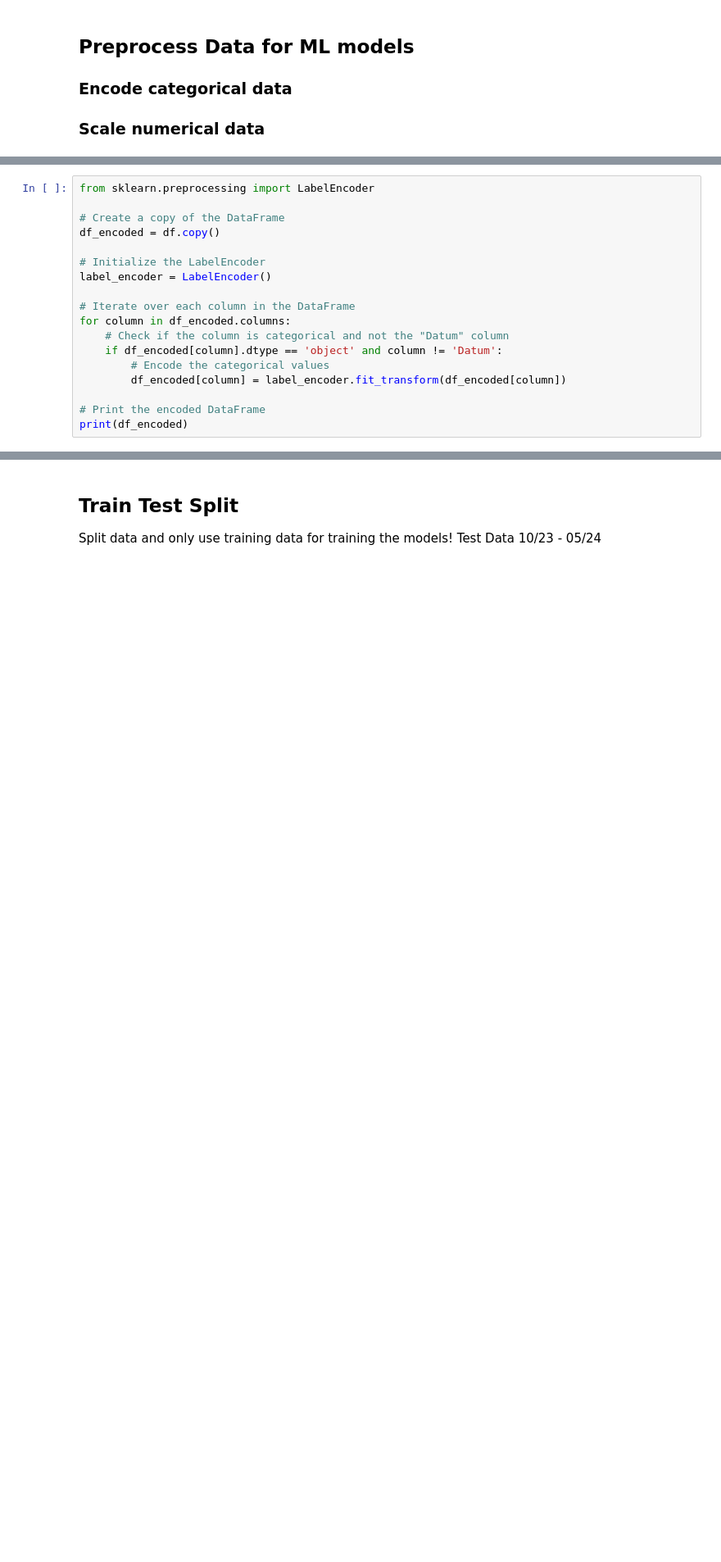
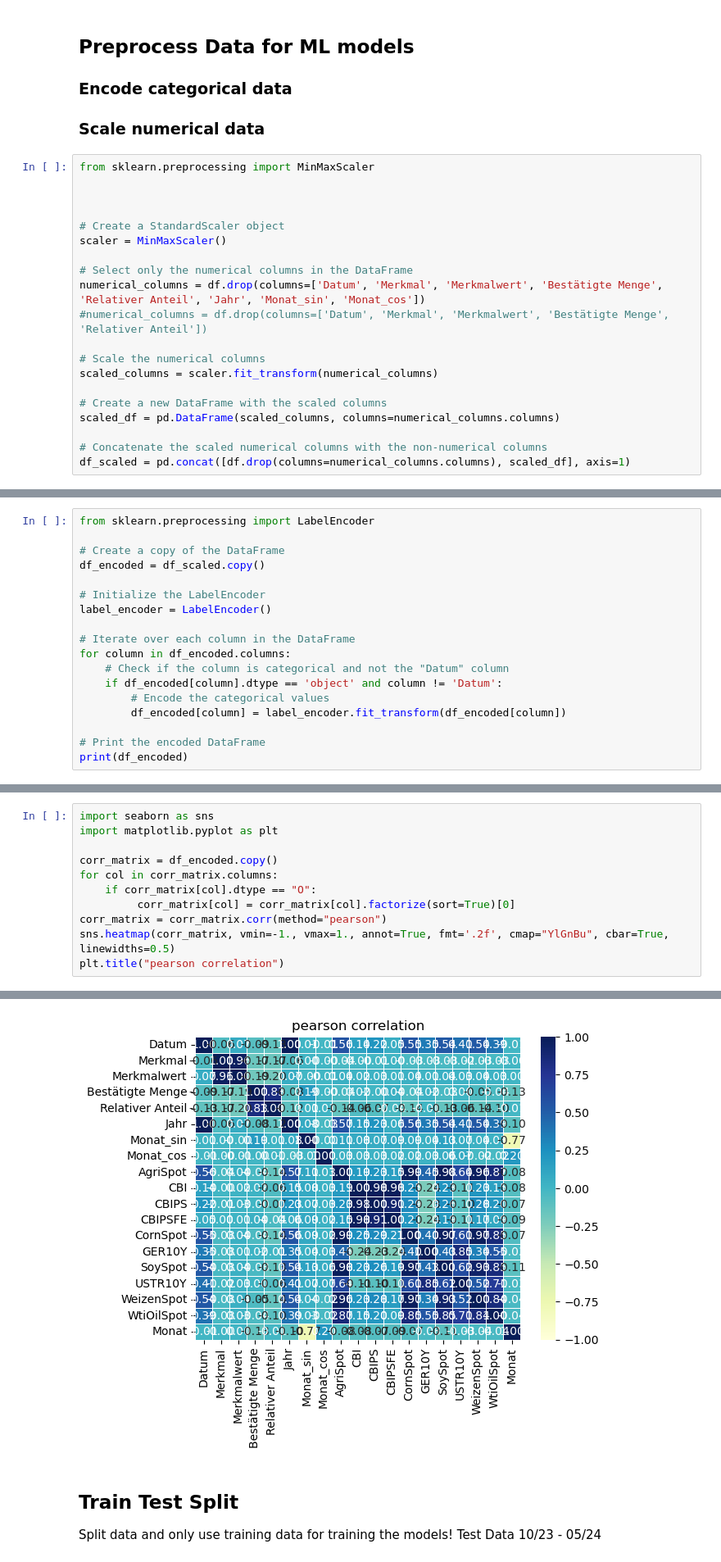
Before and after one commit to realreul/ML-with-CLAAS, a Jupyter notebook: Production/simple_models.ipynb, the cells around one changed output, grey strips where cells are left out. Shown: that part at 82% size. Saved outputs shown, nothing was run; the diff lists cells and outputs as text; blank space fills up the shorter version.

```diff
--- a/Production/simple_models.ipynb
+++ b/Production/simple_models.ipynb
@@ -31,3 +46,23 @@ df.fillna(0, inplace=True)
 ## Preprocess Data for ML models
 ### Encode categorical data
 ### Scale numerical data
+# %%
+from sklearn.preprocessing import MinMaxScaler
+
+
+
+# Create a StandardScaler object
+scaler = MinMaxScaler()
+
+# Select only the numerical columns in the DataFrame
+numerical_columns = df.drop(columns=['Datum', 'Merkmal', 'Merkmalwert', 'Bestätigte Menge', 'Relativer Anteil', 'Jahr', 'Monat_sin', 'Monat_cos'])
+#numerical_columns = df.drop(columns=['Datum', 'Merkmal', 'Merkmalwert', 'Bestätigte Menge', 'Relativer Anteil'])
+
+# Scale the numerical columns
+scaled_columns = scaler.fit_transform(numerical_columns)
+
+# Create a new DataFrame with the scaled columns
+scaled_df = pd.DataFrame(scaled_columns, columns=numerical_columns.columns)
+
+# Concatenate the scaled numerical columns with the non-numerical columns
+df_scaled = pd.concat([df.drop(columns=numerical_columns.columns), scaled_df], axis=1)
@@ -35,7 +86,7 @@ df.fillna(0, inplace=True)
 from sklearn.preprocessing import LabelEncoder
 
 # Create a copy of the DataFrame
-df_encoded = df.copy()
+df_encoded = df_scaled.copy()
 
 # Initialize the LabelEncoder
 label_encoder = LabelEncoder()
@@ -69,0 +123,12 @@ print(df_encoded)
+# %%
+import seaborn as sns
+import matplotlib.pyplot as plt
+
+corr_matrix = df_encoded.copy()
+for col in corr_matrix.columns:
+    if corr_matrix[col].dtype == "O":
+         corr_matrix[col] = corr_matrix[col].factorize(sort=True)[0]
+corr_matrix = corr_matrix.corr(method="pearson")
+sns.heatmap(corr_matrix, vmin=-1., vmax=1., annot=True, fmt='.2f', cmap="YlGnBu", cbar=True, linewidths=0.5)
+plt.title("pearson correlation")
+# %% [output]
@@ -70,3 +136,4 @@ print(df_encoded)
+[figure, added]
 # %% [markdown]
 ## Train Test Split
 
```
Also changed, not shown: parts of 12 cells of this notebook.
